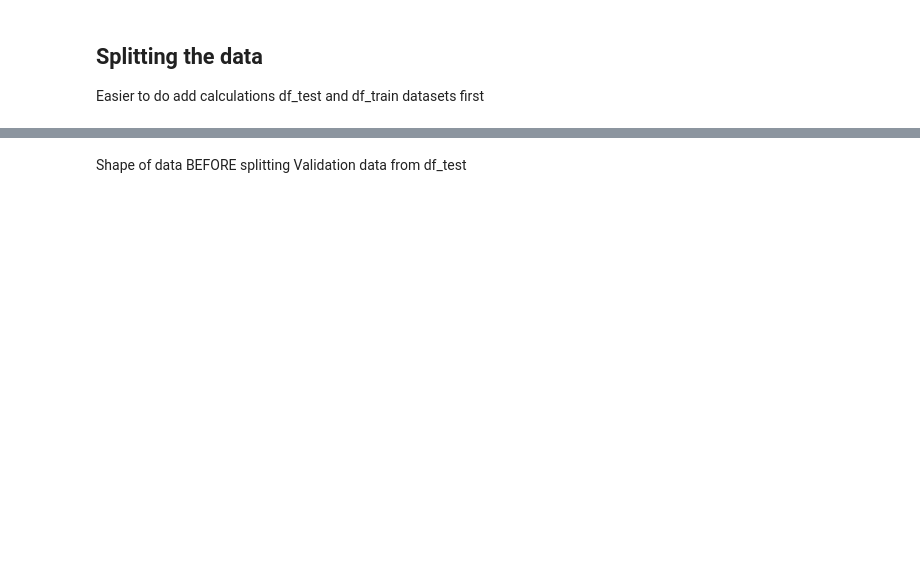
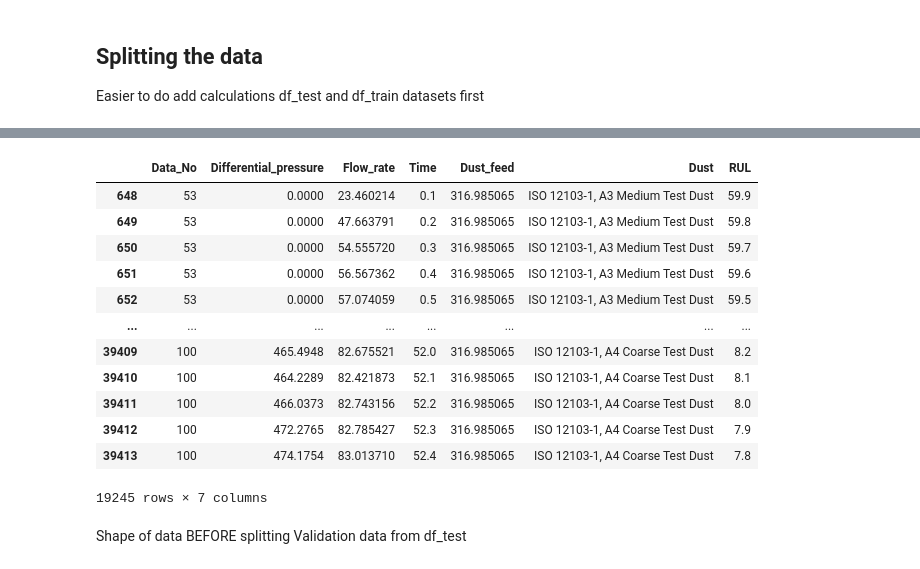
Before and after one commit to roeszler/dataset-testing, a Jupyter notebook: jupyter_notebooks/Notebook1_Review_Data.ipynb, the cells around one changed output, grey strips where cells are left out. Drawn from its saved outputs; the diff is of its cells as text; code cells hidden in the pictures; blank space fills up the shorter version.

Commit message:
use list ref to extract data

```diff
--- a/jupyter_notebooks/Notebook1_Review_Data.ipynb
+++ b/jupyter_notebooks/Notebook1_Review_Data.ipynb
@@ -179,14 +303 @@ df_test_rows
-# %%
-import random
-data = pd.read_csv("/workspace/dataset-testing/inputs/datasets/raw/Test_Data_CSV.csv", index_col="Data_No")
-# df_test_copy = pd.read_csv("/workspace/dataset-testing/inputs/datasets/raw/Train_Data_CSV.csv", index_col ="Data_No")
-random_list = list(df_test['Data_No'].unique())
-select_random = random.sample(random_list, 20)
-df_validate = data.loc[select_random]
-df_validate.shape
-df_validate.sort_values('Data_No', ascending=True)
-print(select_random)
-print('------')
-print('Randomized data to be extracted to db_validate:')
-df_validate
 # %%
@@ -196,3 +329,21 @@ select_random
+# %%
+df_test_copy = df_test
+df_test_with_validations = df_test_copy[df_test_copy['Data_No'].isin(select_random)]
+df_test_with_validations
+# %% [output]
+|  | Data_No | Differential_pressure | Flow_rate | Time | Dust_feed | Dust | RUL |
+| 648 | 53 | 0.0000 | 23.460214 | 0.1 | 316.985065 | ISO 12103-1, A3 Medium Test Dust | 59.9 |
+| 649 | 53 | 0.0000 | 47.663791 | 0.2 | 316.985065 | ISO 12103-1, A3 Medium Test Dust | 59.8 |
+| 650 | 53 | 0.0000 | 54.555720 | 0.3 | 316.985065 | ISO 12103-1, A3 Medium Test Dust | 59.7 |
+| 651 | 53 | 0.0000 | 56.567362 | 0.4 | 316.985065 | ISO 12103-1, A3 Medium Test Dust | 59.6 |
+| 652 | 53 | 0.0000 | 57.074059 | 0.5 | 316.985065 | ISO 12103-1, A3 Medium Test Dust | 59.5 |
+| ... | ... | ... | ... | ... | ... | ... | ... |
+| 39409 | 100 | 465.4948 | 82.675521 | 52.0 | 316.985065 | ISO 12103-1, A4 Coarse Test Dust | 8.2 |
+| 39410 | 100 | 464.2289 | 82.421873 | 52.1 | 316.985065 | ISO 12103-1, A4 Coarse Test Dust | 8.1 |
+| 39411 | 100 | 466.0373 | 82.743156 | 52.2 | 316.985065 | ISO 12103-1, A4 Coarse Test Dust | 8.0 |
+| 39412 | 100 | 472.2765 | 82.785427 | 52.3 | 316.985065 | ISO 12103-1, A4 Coarse Test Dust | 7.9 |
+| 39413 | 100 | 474.1754 | 83.013710 | 52.4 | 316.985065 | ISO 12103-1, A4 Coarse Test Dust | 7.8 |
+19245 rows × 7 columns
 # %% [markdown]
 Shape of data BEFORE splitting Validation data from df_test
 # %%
```
Also changed, not shown: parts of 27 cells of this notebook, 2 other files.
